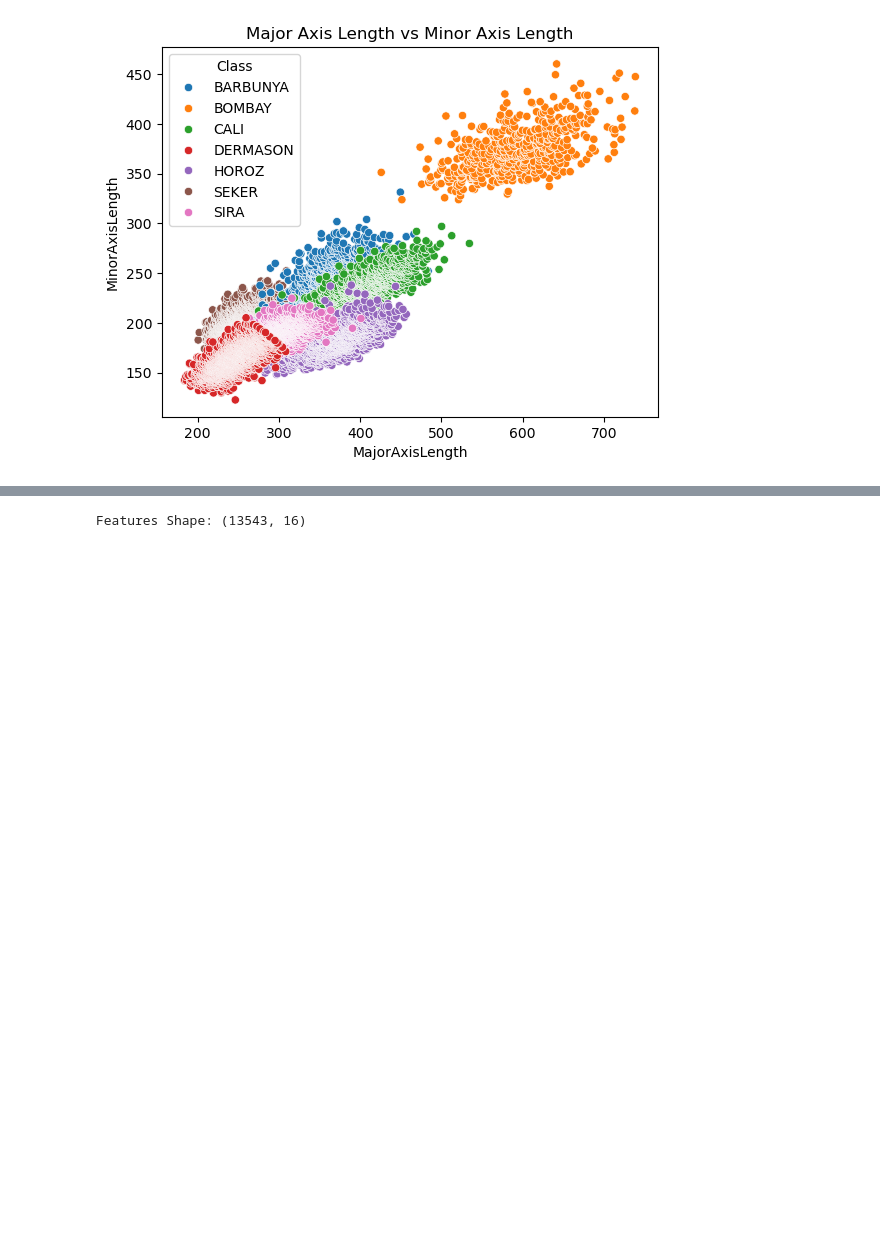
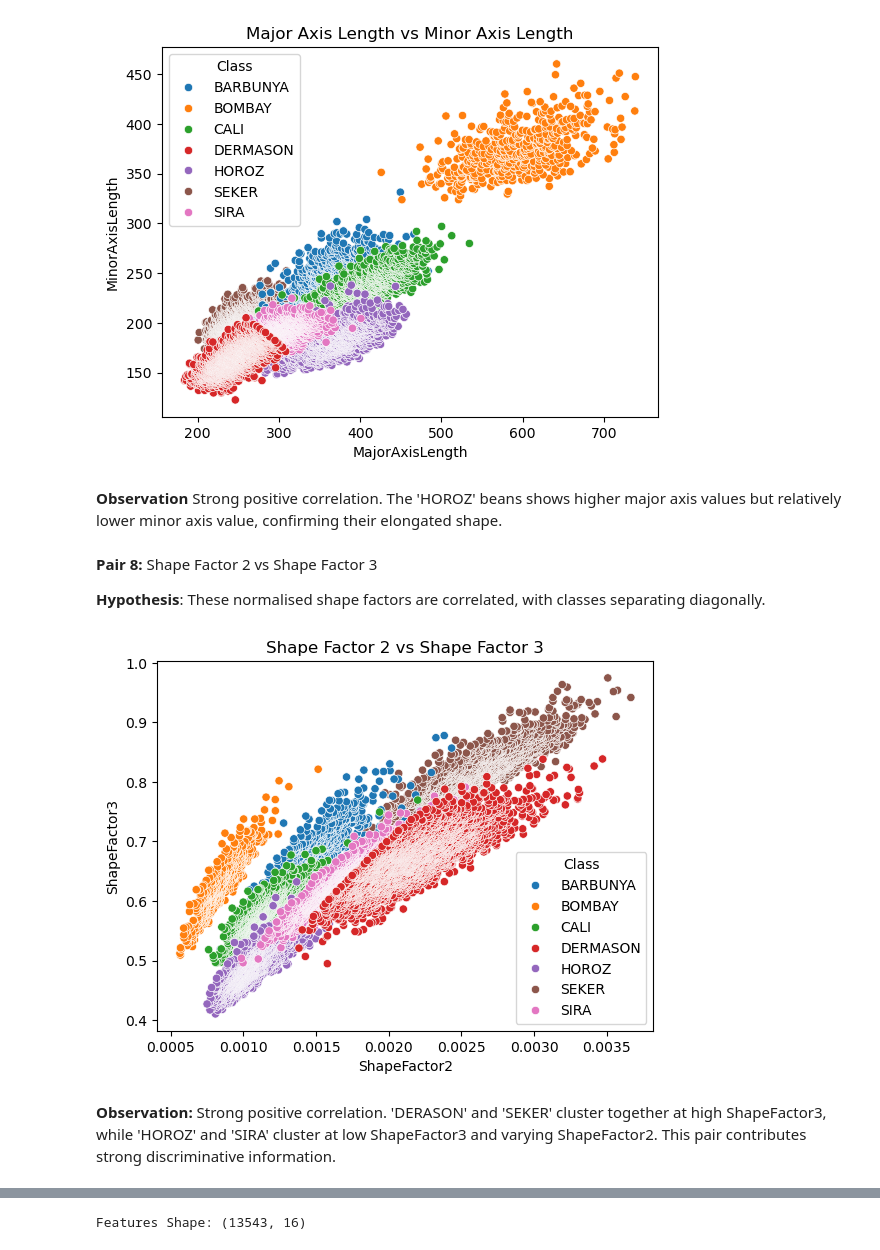
Before and after one commit to shivbhosale2006/machine-learning-dry-bean-dataset, a Jupyter notebook: assignment2_1.ipynb, the cells around one changed output, grey strips where cells are left out. Drawn from its saved outputs; the diff is of its cells as text; code cells hidden in the pictures; blank space fills up the shorter version.

```diff
--- a/assignment2_1.ipynb
+++ b/assignment2_1.ipynb
@@ -479,3 +500,18 @@ plt.title("Major Axis Length vs Minor Axis Length")
 plt.show()
 # %% [output]
 [figure]
+# %% [markdown]
+**Observation**
+Strong positive correlation. The 'HOROZ' beans shows higher major axis values but relatively lower minor axis value, confirming their elongated shape.
+# %% [markdown]
+**Pair 8:** Shape Factor 2 vs Shape Factor 3
+
+**Hypothesis**: These normalised shape factors are correlated, with classes separating diagonally.
+# %%
+sns.scatterplot(x='ShapeFactor2', y='ShapeFactor3', hue='Class', data=df)
+plt.title("Shape Factor 2 vs Shape Factor 3")
+plt.show()
+# %% [output]
+[figure, new version]
+# %% [markdown]
+**Observation:** Strong positive correlation. 'DERASON' and 'SEKER' cluster together at high ShapeFactor3, while 'HOROZ' and 'SIRA' cluster at low ShapeFactor3 and varying ShapeFactor2. This pair contributes strong discriminative information.
```
Also changed, not shown: parts of 42 cells of this notebook.
